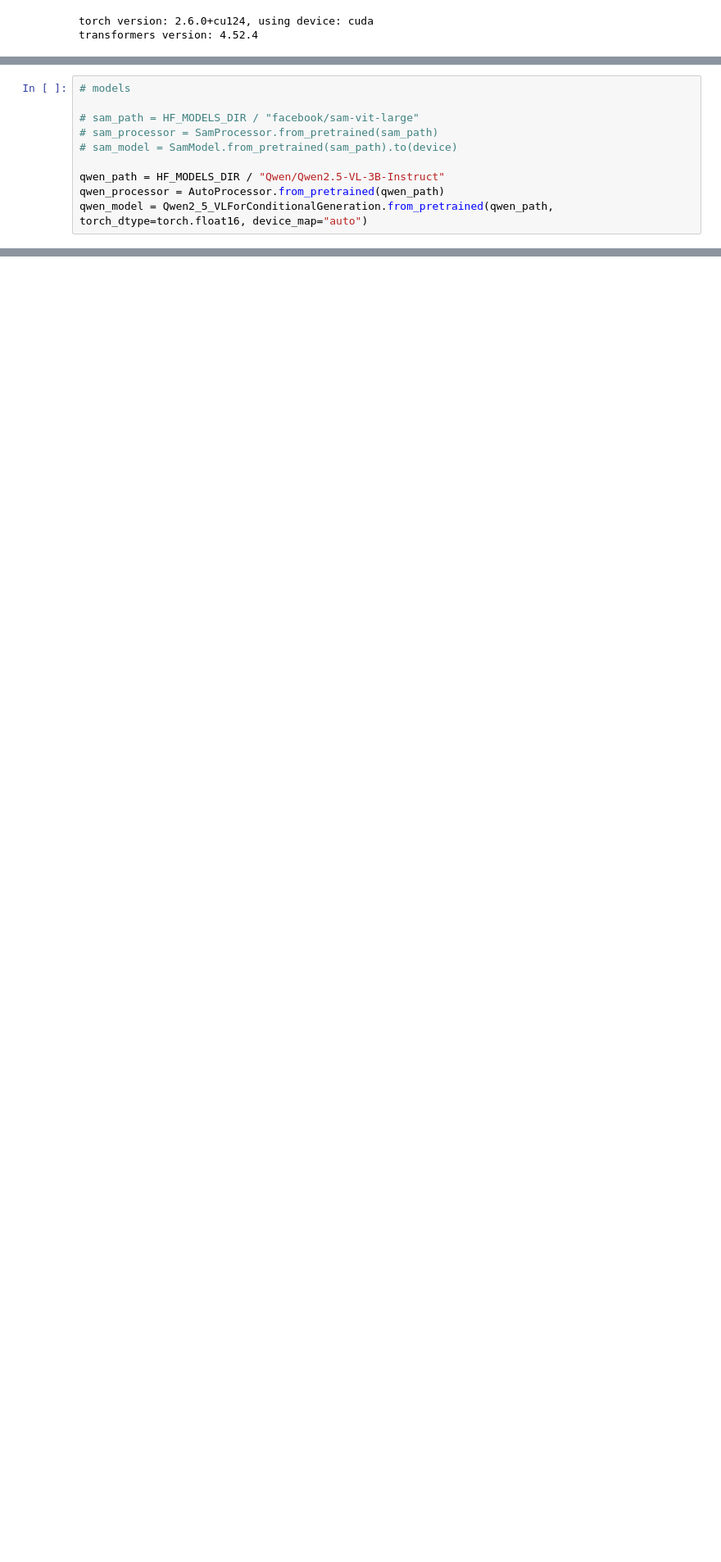
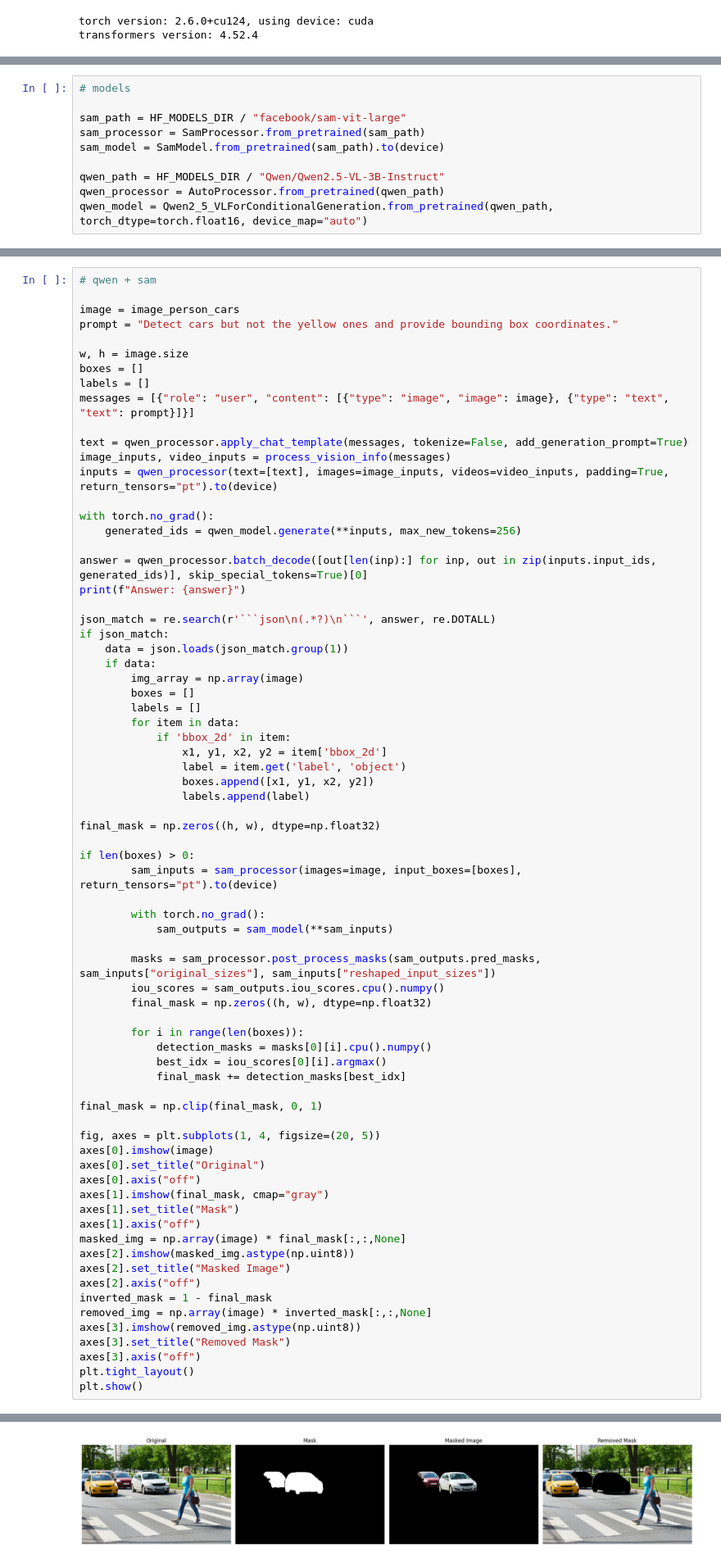
Before and after one commit to sergiovillanueva/prompt_to_mask, a Jupyter notebook: QWEN_SAM.ipynb, the cells around one changed output, grey strips where cells are left out. Shown at 82% size. Saved outputs shown, nothing was run; the diff lists cells and outputs as text; blank space fills up the shorter version.

````diff
--- a/QWEN_SAM.ipynb
+++ b/QWEN_SAM.ipynb
@@ -58,9 +58,9 @@ for repo in models:
 # %%
 # models
 
-# sam_path = HF_MODELS_DIR / "facebook/sam-vit-large"
-# sam_processor = SamProcessor.from_pretrained(sam_path)
-# sam_model = SamModel.from_pretrained(sam_path).to(device)
+sam_path = HF_MODELS_DIR / "facebook/sam-vit-large"
+sam_processor = SamProcessor.from_pretrained(sam_path)
+sam_model = SamModel.from_pretrained(sam_path).to(device)
 
 qwen_path = HF_MODELS_DIR / "Qwen/Qwen2.5-VL-3B-Instruct"
 qwen_processor = AutoProcessor.from_pretrained(qwen_path)
@@ -111,0 +115,73 @@ if json_match:
+# %%
+# qwen + sam
+
+image = image_person_cars
+prompt = "Detect cars but not the yellow ones and provide bounding box coordinates."
+
+w, h = image.size
+boxes = []
+labels = []
+messages = [{"role": "user", "content": [{"type": "image", "image": image}, {"type": "text", "text": prompt}]}]
+
+text = qwen_processor.apply_chat_template(messages, tokenize=False, add_generation_prompt=True)
+image_inputs, video_inputs = process_vision_info(messages)
+inputs = qwen_processor(text=[text], images=image_inputs, videos=video_inputs, padding=True, return_tensors="pt").to(device)
+
+with torch.no_grad():
+    generated_ids = qwen_model.generate(**inputs, max_new_tokens=256)
+
+answer = qwen_processor.batch_decode([out[len(inp):] for inp, out in zip(inputs.input_ids, generated_ids)], skip_special_tokens=True)[0]
+print(f"Answer: {answer}")
+
+json_match = re.search(r'```json\n(.*?)\n```', answer, re.DOTALL)
+if json_match:
+    data = json.loads(json_match.group(1))
+    if data:
+        img_array = np.array(image)
+        boxes = []
+        labels = []
+        for item in data:
+            if 'bbox_2d' in item:
+                x1, y1, x2, y2 = item['bbox_2d']
+                label = item.get('label', 'object')
+                boxes.append([x1, y1, x2, y2])
+                labels.append(label)
+
+final_mask = np.zeros((h, w), dtype=np.float32)
+
+if len(boxes) > 0:
+        sam_inputs = sam_processor(images=image, input_boxes=[boxes], return_tensors="pt").to(device)
+
+        with torch.no_grad():
+            sam_outputs = sam_model(**sam_inputs)
+
+        masks = sam_processor.post_process_masks(sam_outputs.pred_masks, sam_inputs["original_sizes"], sam_inputs["reshaped_input_sizes"])
+        iou_scores = sam_outputs.iou_scores.cpu().numpy()
+        final_mask = np.zeros((h, w), dtype=np.float32)
+
+        for i in range(len(boxes)):
+            detection_masks = masks[0][i].cpu().numpy()
+            best_idx = iou_scores[0][i].argmax()
+            final_mask += detection_masks[best_idx]
+
+final_mask = np.clip(final_mask, 0, 1)
+
+fig, axes = plt.subplots(1, 4, figsize=(20, 5))
+axes[0].imshow(image)
+axes[0].set_title("Original")
+axes[0].axis("off")
+axes[1].imshow(final_mask, cmap="gray")
+axes[1].set_title("Mask")
+axes[1].axis("off")
+masked_img = np.array(image) * final_mask[:,:,None]
+axes[2].imshow(masked_img.astype(np.uint8))
+axes[2].set_title("Masked Image")
+axes[2].axis("off")
+inverted_mask = 1 - final_mask
+removed_img = np.array(image) * inverted_mask[:,:,None]
+axes[3].imshow(removed_img.astype(np.uint8))
+axes[3].set_title("Removed Mask")
+axes[3].axis("off")
+plt.tight_layout()
+plt.show()
+# %% [output]
@@ -111,0 +194 @@ if json_match:
+[figure, added]
````
Also changed, not shown: parts of 3 cells of this notebook, 1 other file.
